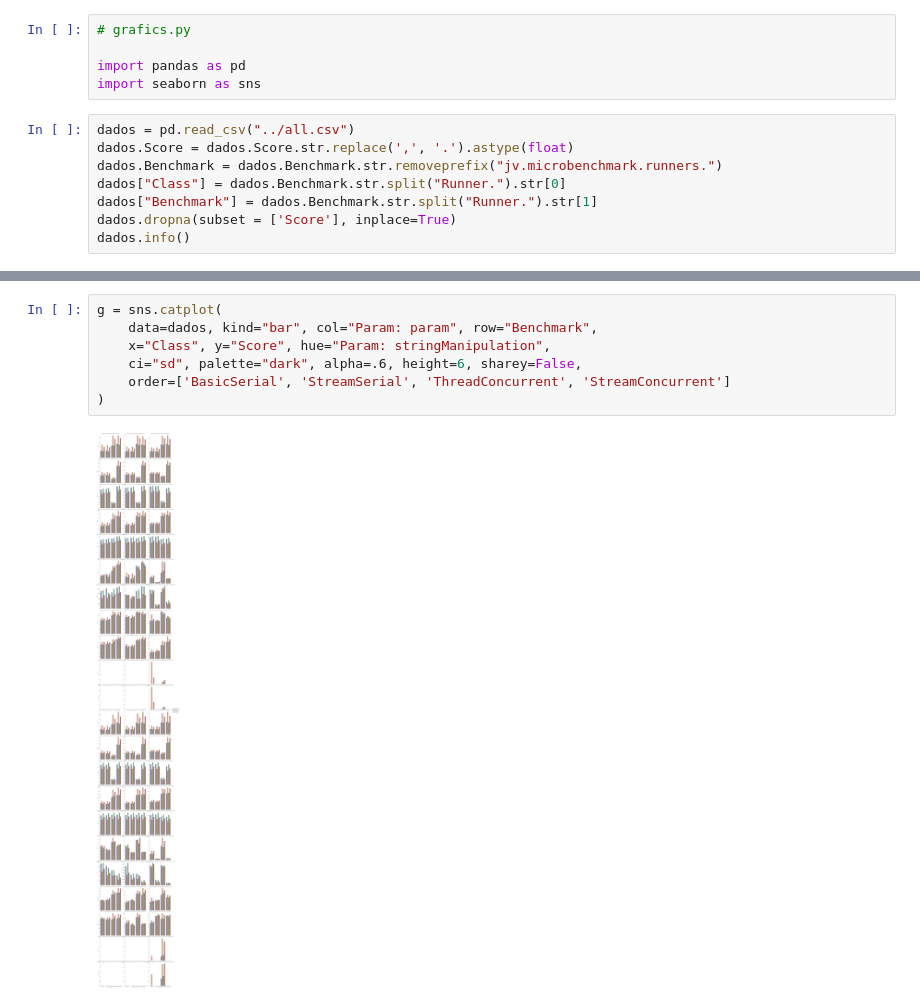
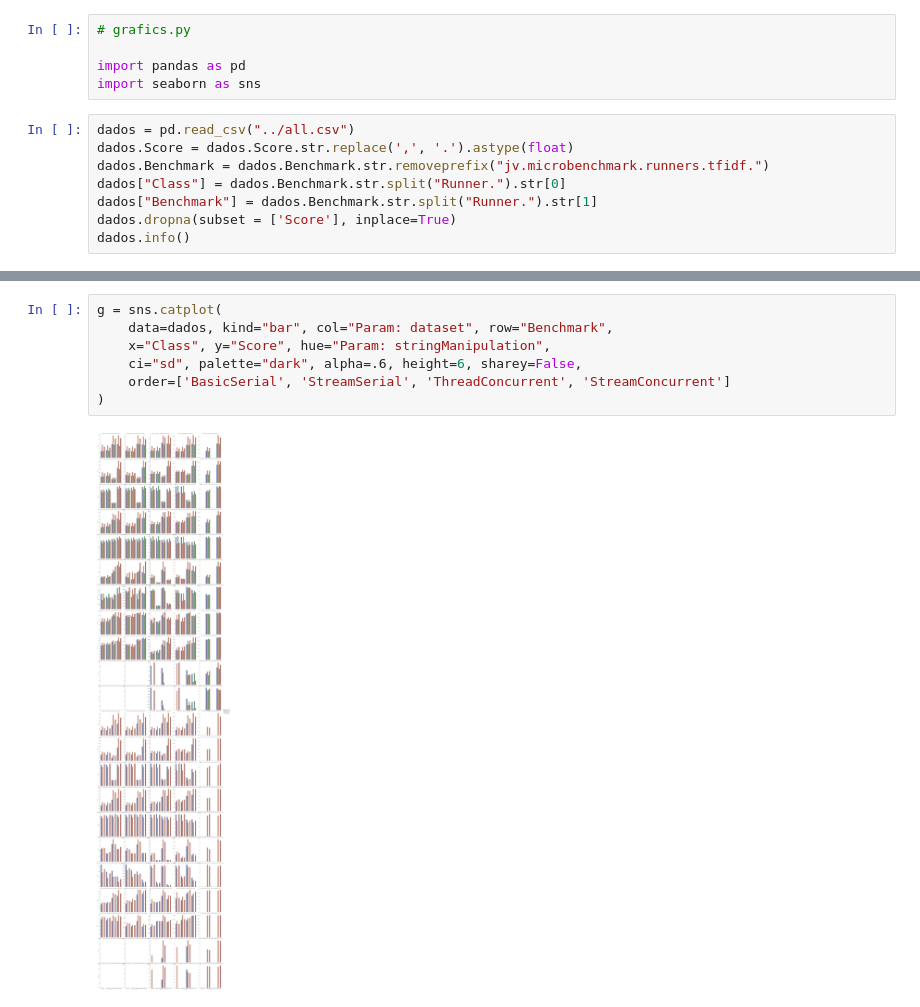
Before and after one commit to JohnVithor/TFiDF-Concorrente, a Jupyter notebook: comparator/grafics.ipynb, the cells around one changed output, grey strips where cells are left out. Saved outputs shown, nothing was run; the diff lists cells and outputs as text.

```diff
--- a/comparator/grafics.ipynb
+++ b/comparator/grafics.ipynb
@@ -6,7 +6,7 @@ import seaborn as sns
 # %%
 dados = pd.read_csv("../all.csv")
 dados.Score = dados.Score.str.replace(',', '.').astype(float)
-dados.Benchmark = dados.Benchmark.str.removeprefix("jv.microbenchmark.runners.")
+dados.Benchmark = dados.Benchmark.str.removeprefix("jv.microbenchmark.runners.tfidf.")
 dados["Class"] = dados.Benchmark.str.split("Runner.").str[0]
 dados["Benchmark"] = dados.Benchmark.str.split("Runner.").str[1]
 dados.dropna(subset = ['Score'], inplace=True)
@@ -32,9 +41,9 @@ memory usage: 76.0+ KB
 # %%
 g = sns.catplot(
-    data=dados, kind="bar", col="Param: param", row="Benchmark",
+    data=dados, kind="bar", col="Param: dataset", row="Benchmark",
     x="Class", y="Score", hue="Param: stringManipulation",
     ci="sd", palette="dark", alpha=.6, height=6, sharey=False,
     order=['BasicSerial', 'StreamSerial', 'ThreadConcurrent', 'StreamConcurrent']
 )
 # %% [output]
-[figure, old version]
+[figure, new version]
```
Also changed, not shown: parts of 2 cells of this notebook, 5 other files.
